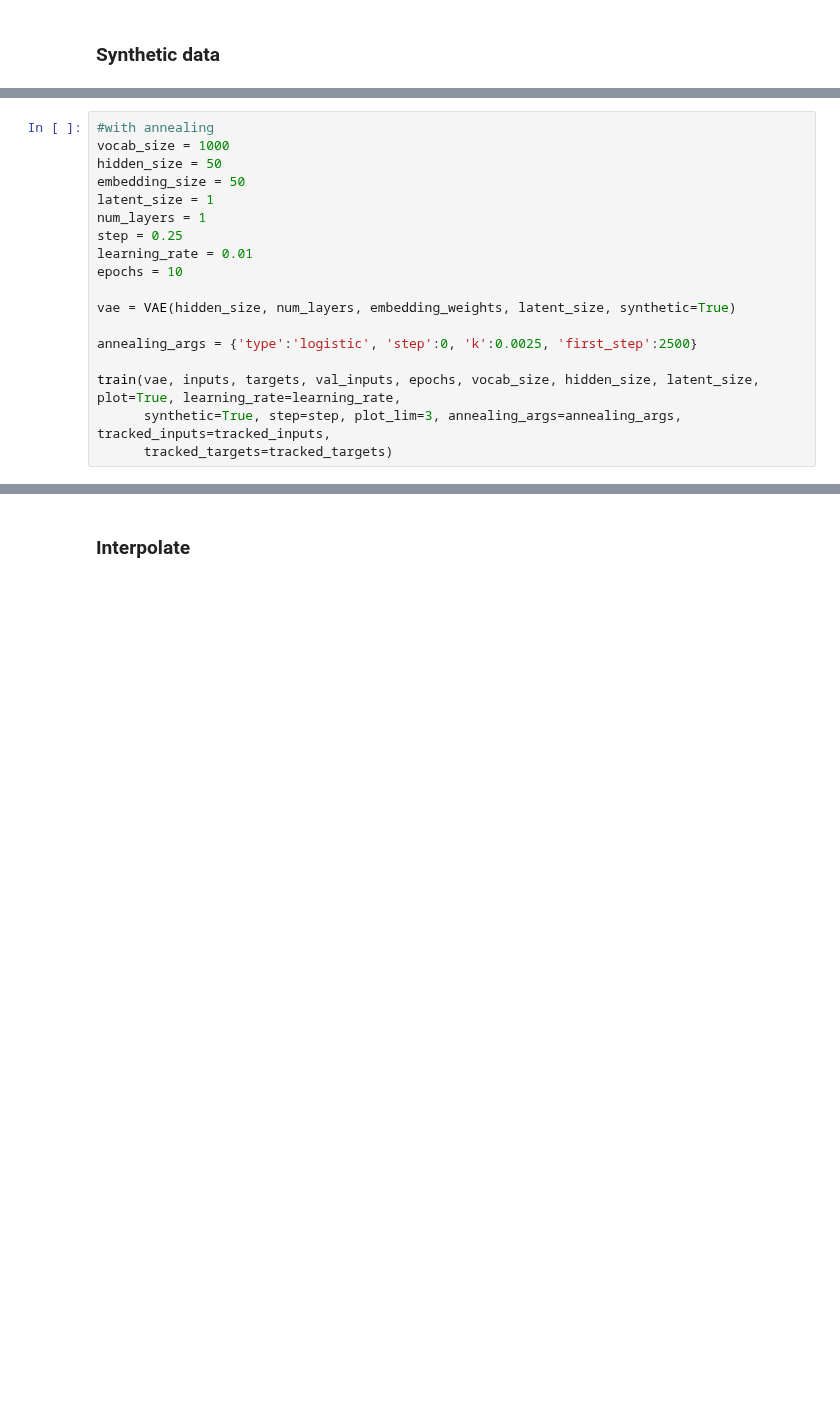
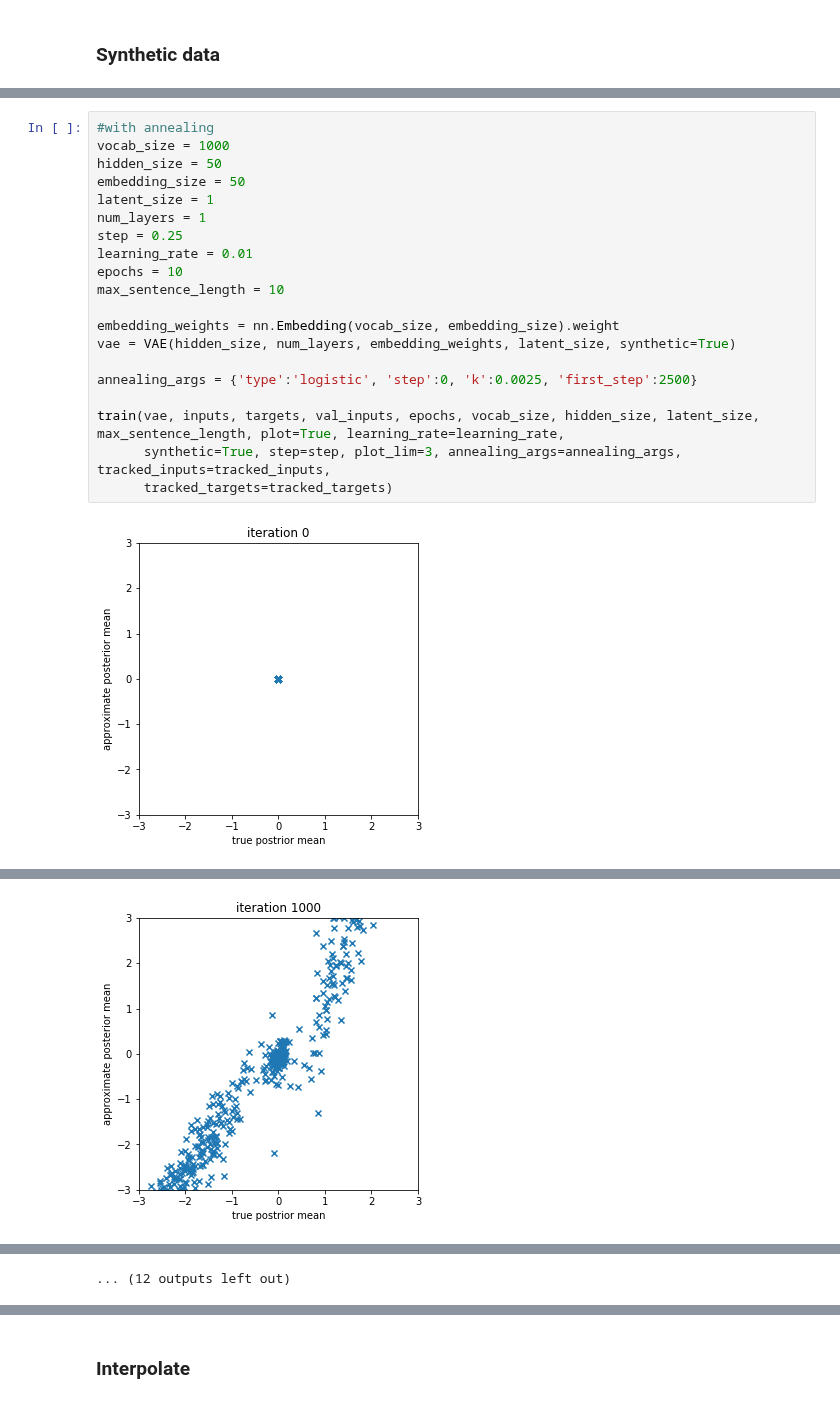
Before and after one commit to eliisabethein/DD2424-project, a Jupyter notebook: refactored-workspace.ipynb, the cells around one changed output, grey strips where cells are left out. Cells and saved outputs as stored; diff of their text form; blank space fills up the shorter version.

```diff
--- a/refactored-workspace.ipynb
+++ b/refactored-workspace.ipynb
@@ -777,18 +869,22 @@ train(vae, inputs, targets, val_inputs, epochs, vocab_size, hidden_size, latent_
 # %%
 #with annealing
 vocab_size = 1000
 hidden_size = 50
 embedding_size = 50
 latent_size = 1
 num_layers = 1
 step = 0.25
 learning_rate = 0.01
 epochs = 10
+max_sentence_length = 10
 
+embedding_weights = nn.Embedding(vocab_size, embedding_size).weight
 vae = VAE(hidden_size, num_layers, embedding_weights, latent_size, synthetic=True)
 
 annealing_args = {'type':'logistic', 'step':0, 'k':0.0025, 'first_step':2500}
 
-train(vae, inputs, targets, val_inputs, epochs, vocab_size, hidden_size, latent_size, plot=True, learning_rate=learning_rate,
+train(vae, inputs, targets, val_inputs, epochs, vocab_size, hidden_size, latent_size, max_sentence_length, plot=True, learning_rate=learning_rate,
       synthetic=True, step=step, plot_lim=3, annealing_args=annealing_args, tracked_inputs=tracked_inputs,
       tracked_targets=tracked_targets)
+# %% [output]
+[figure, added]
@@ -794,0 +901 @@ train(vae, inputs, targets, val_inputs, epochs, vocab_size, hidden_size, latent_
+[figure, added]
@@ -794,0 +966 @@ train(vae, inputs, targets, val_inputs, epochs, vocab_size, hidden_size, latent_
+... (12 outputs left out)
```
Also changed, not shown: parts of 31 cells of this notebook, 8 other files.
